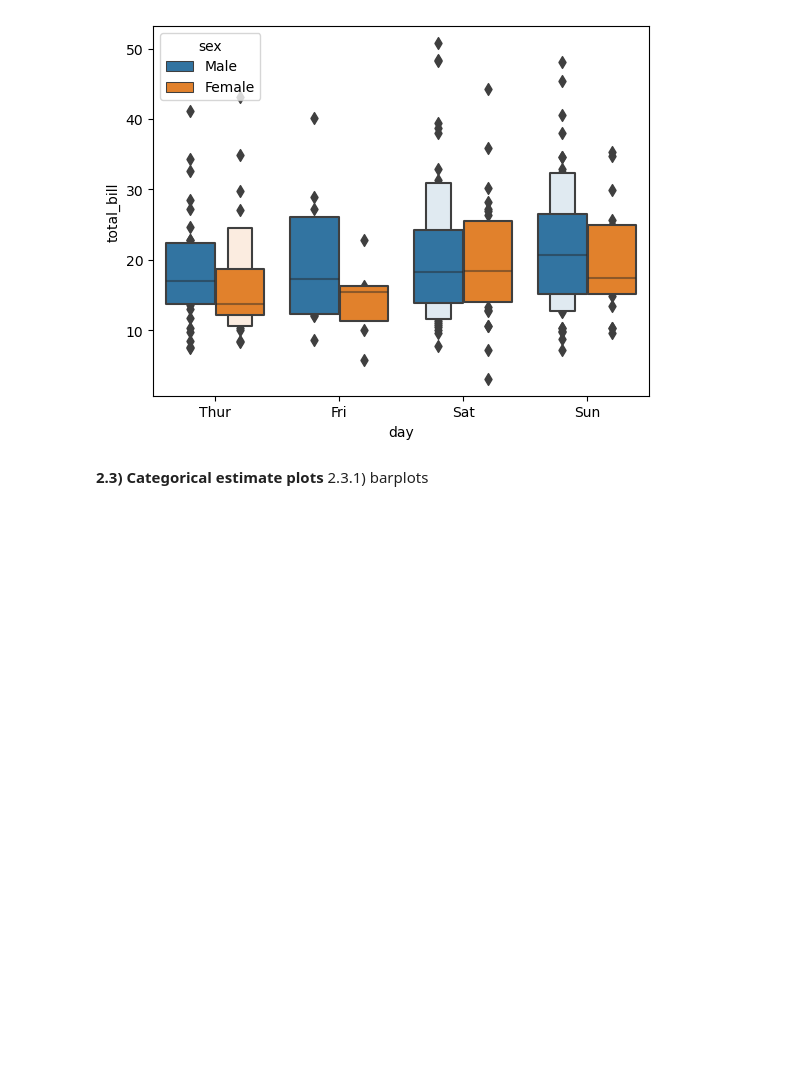
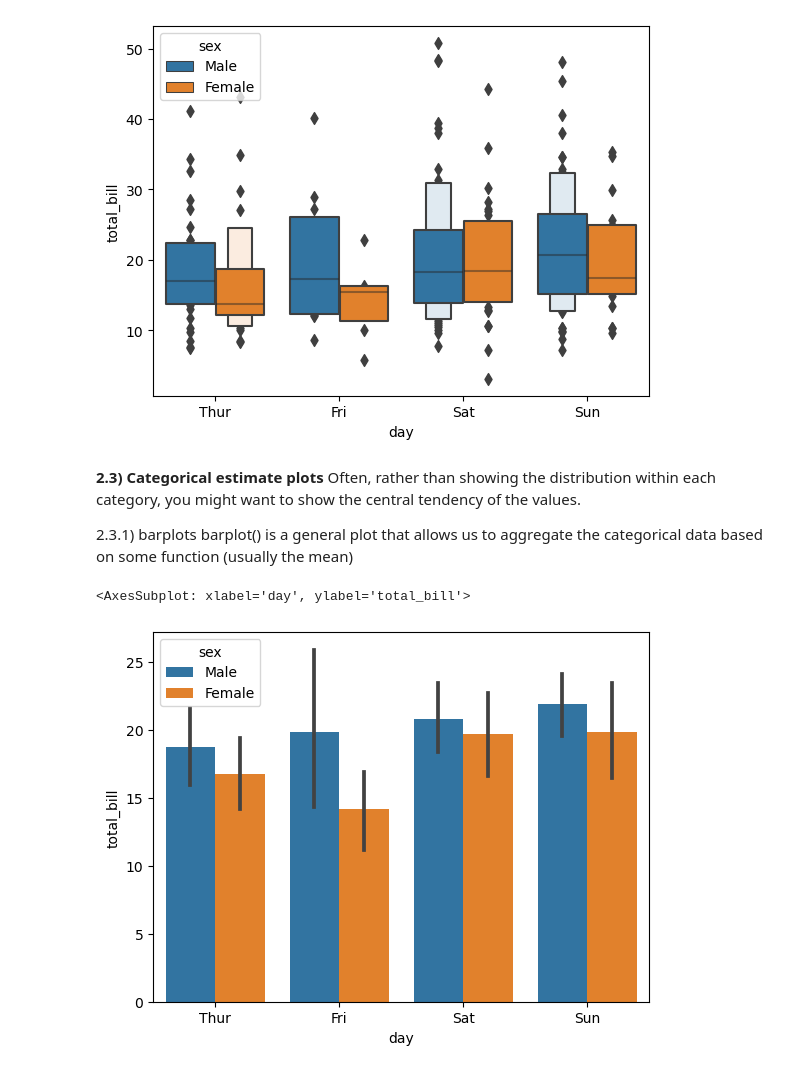
Before and after one commit to rahcusa/data-science-from-scratch-part1, a Jupyter notebook: Section 5 - Seaborn - part 2 - Categorical plots.ipynb, the cells around one changed output. Cells and saved outputs as stored; diff of their text form; code cells hidden in the pictures; blank space fills up the shorter version.

```diff
--- a/Section 5 - Seaborn - part2.ipynb
+++ b/Section 5 - Seaborn - part 2 - Categorical plots.ipynb
@@ -134,4 +134,12 @@ sns.boxenplot(x='day', y='total_bill', data=tips, hue='sex')
 [figure]
 # %% [markdown]
 **2.3) Categorical estimate plots**
+Often, rather than showing the distribution within each category, you might want to show the central tendency of the values.
+
 2.3.1) barplots
+barplot() is a general plot that allows us to aggregate the categorical data based on some function (usually the mean)
+# %%
+sns.barplot(x='day', y='total_bill', hue='sex', data=tips)
+# %% [output]
+<AxesSubplot: xlabel='day', ylabel='total_bill'>
+[figure, added]
```
Also changed, not shown: parts of 12 cells of this notebook.
